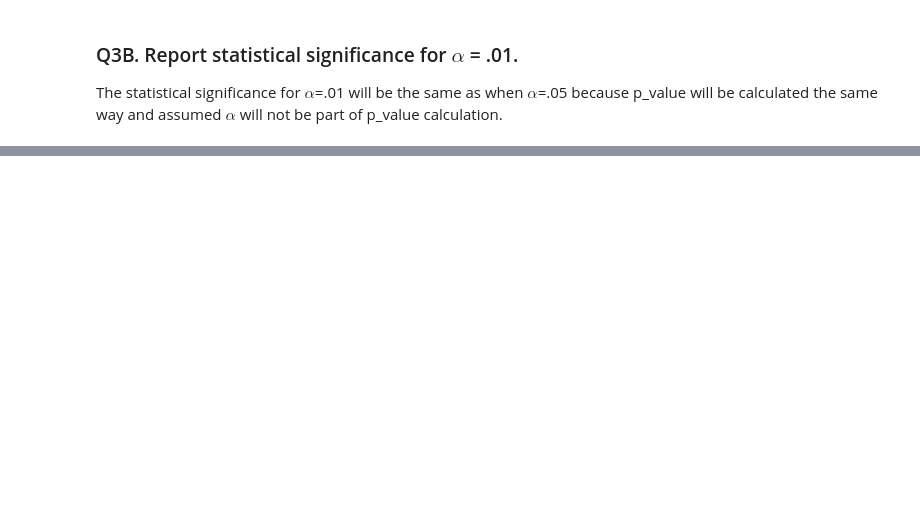
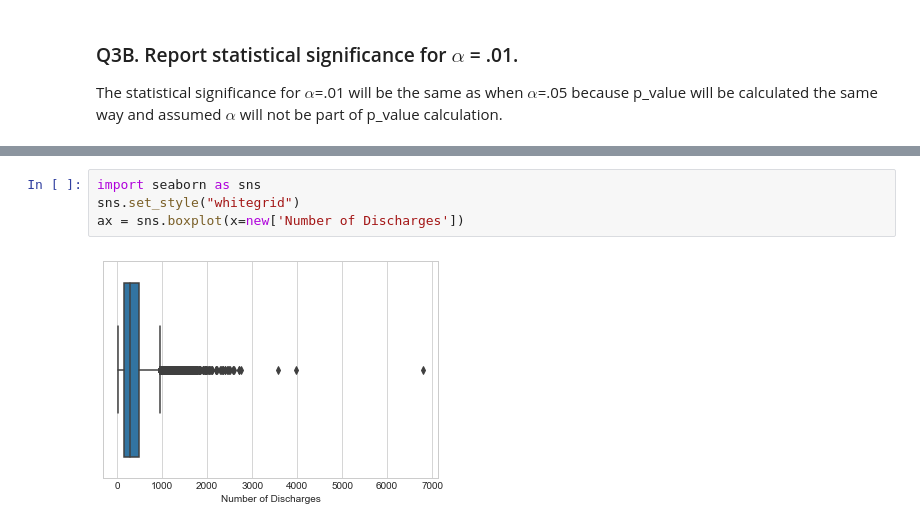
Before and after one commit to CttYss/dsi-inferential-statistics, a Jupyter notebook: inferential_statistics_exercise_3.ipynb, the cells around one changed output, grey strips where cells are left out. Cells and saved outputs as stored; diff of their text form; blank space fills up the shorter version.

```diff
--- a/inferential_statistics_exercise_3.ipynb
+++ b/inferential_statistics_exercise_3.ipynb
@@ -272,0 +283,6 @@ The statistical significance for $\alpha$=.01 will be the same as when $\alpha$=
+# %%
+import seaborn as sns
+sns.set_style("whitegrid")
+ax = sns.boxplot(x=new['Number of Discharges'])
+# %% [output]
+[figure, added]
```
Also changed, not shown: parts of 27 cells of this notebook.
